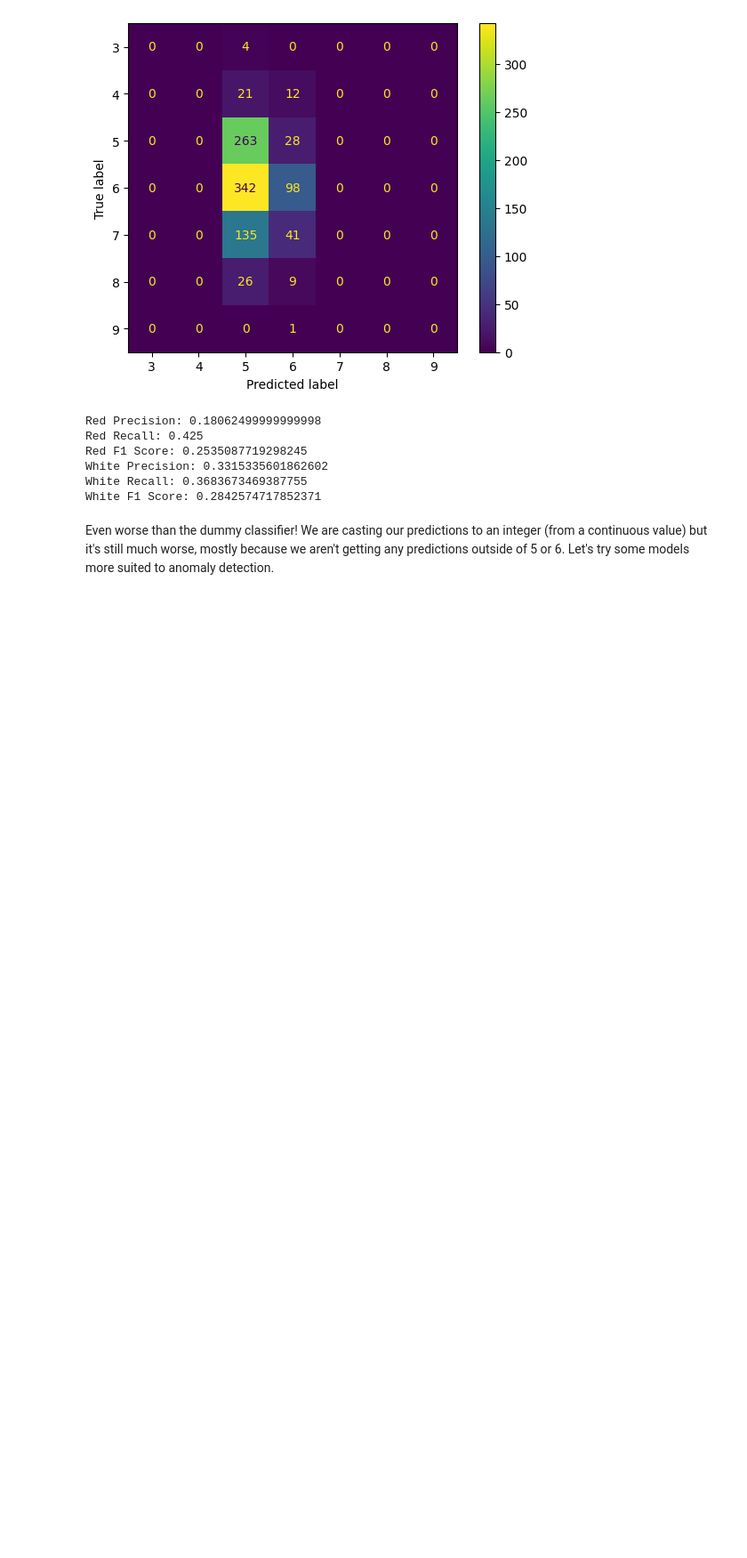
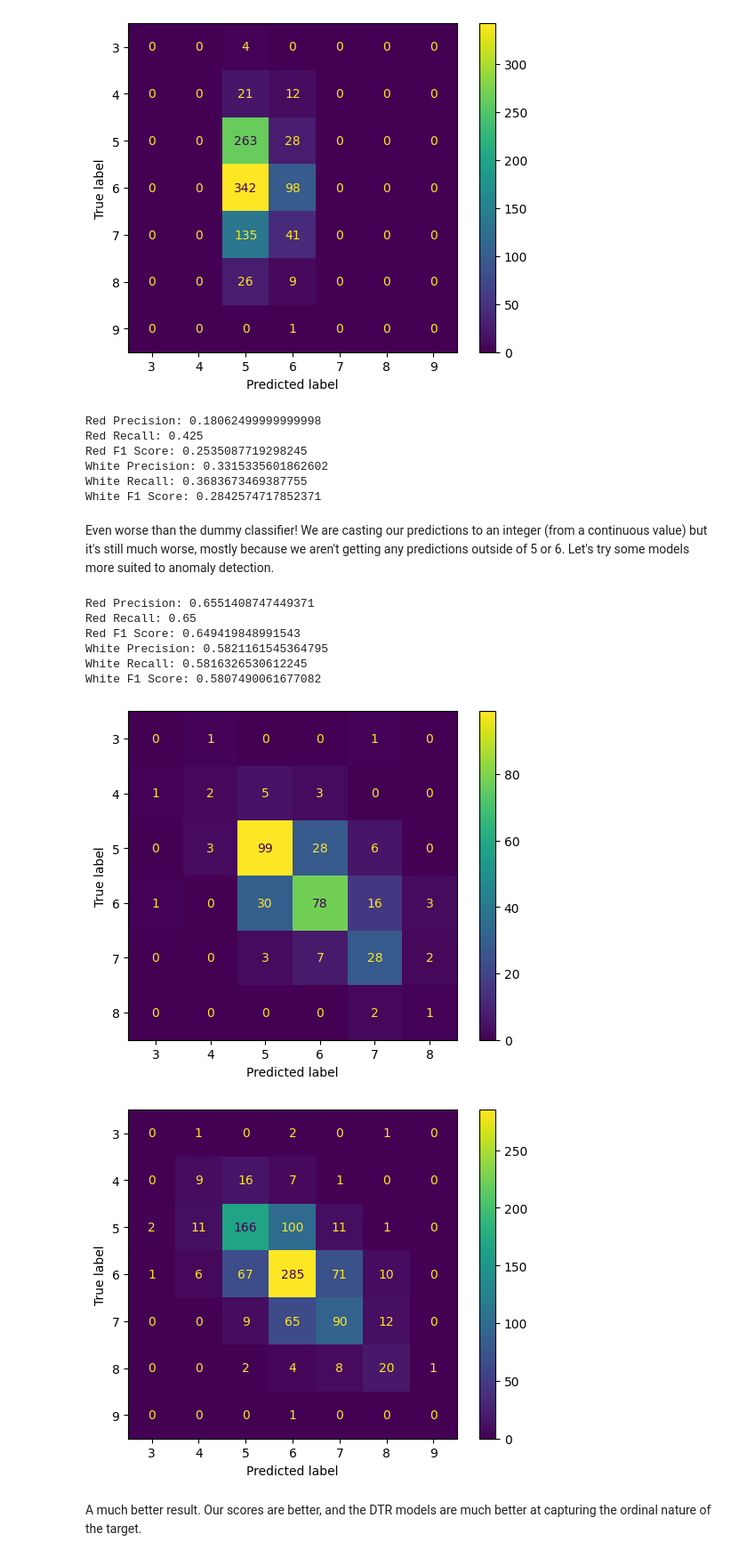
Before and after one commit to zdravoj/data-science-foundations, a Jupyter notebook: UCI_wine_quality.ipynb, the cells around one changed output. Shown at 89% size. Drawn from its saved outputs; the diff is of its cells as text; code cells hidden in the pictures; blank space fills up the shorter version.

```diff
--- a/UCI_wine_quality.ipynb
+++ b/UCI_wine_quality.ipynb
@@ -1225,3 +1240,32 @@ White Recall: 0.3683673469387755
 White F1 Score: 0.2842574717852371
 # %% [markdown]
 Even worse than the dummy classifier! We are casting our predictions to an integer (from a continuous value) but it's still much worse, mostly because we aren't getting any predictions outside of 5 or 6. Let's try some models more suited to anomaly detection.
+# %%
+# Decision Tree Regressor models
+red_dtr = DecisionTreeRegressor(random_state=42)
+white_dtr = DecisionTreeRegressor(random_state=42)
+
+# fit models
+red_dtr.fit(red_X_train, red_y_train)
+white_dtr.fit(white_X_train, white_y_train)
+
+# get predictions
+red_dtr_pred = red_dtr.predict(red_X_test).astype(int)
+white_dtr_pred = white_dtr.predict(white_X_test).astype(int)
+# %%
+# confusion matrix and scores
+confmat_display('red', red_dtr_pred)
+confmat_display('white', white_dtr_pred)
+mod_scores('red', red_dtr_pred)
+mod_scores('white', white_dtr_pred)
+# %% [output]
+Red Precision: 0.6551408747449371
+Red Recall: 0.65
+Red F1 Score: 0.649419848991543
+White Precision: 0.5821161545364795
+White Recall: 0.5816326530612245
+White F1 Score: 0.5807490061677082
+[figure, added]
+[figure, added]
+# %% [markdown]
+A much better result. Our scores are better, and the DTR models are much better at capturing the ordinal nature of the target.
```
Also changed, not shown: parts of 22 cells of this notebook.
